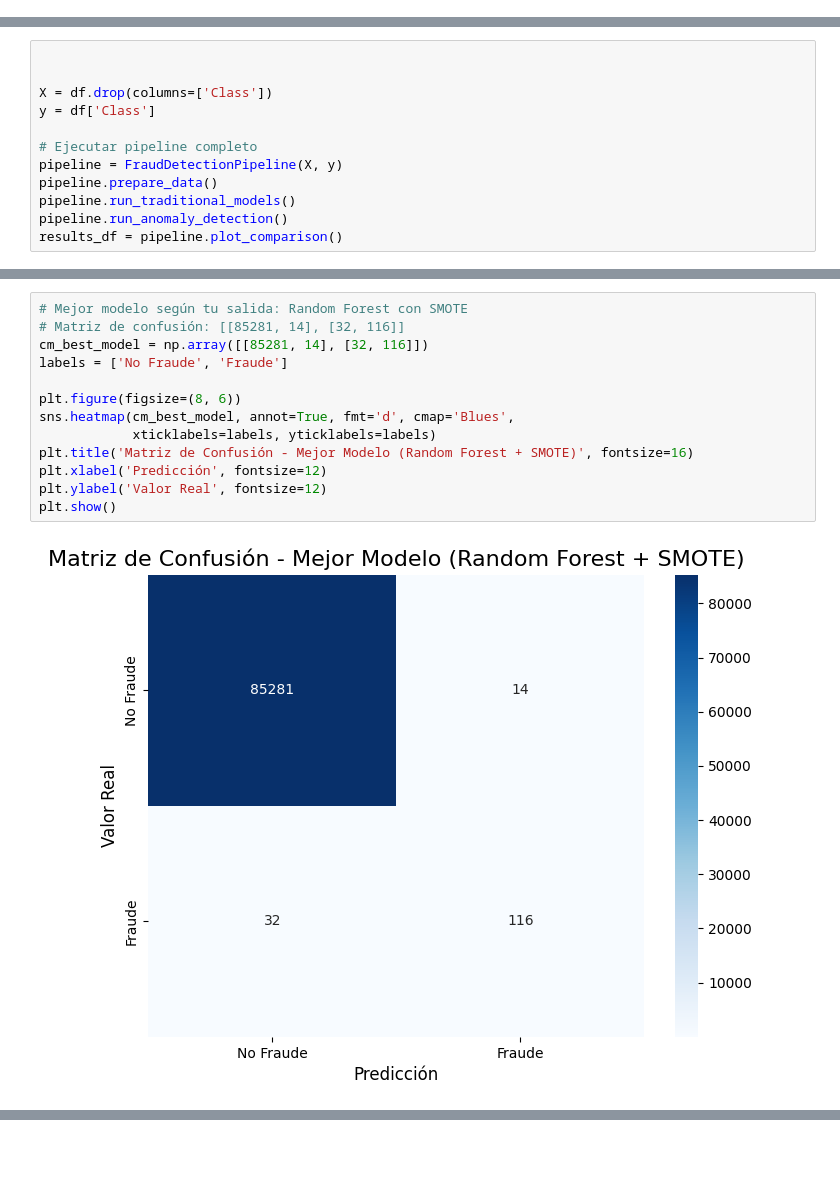
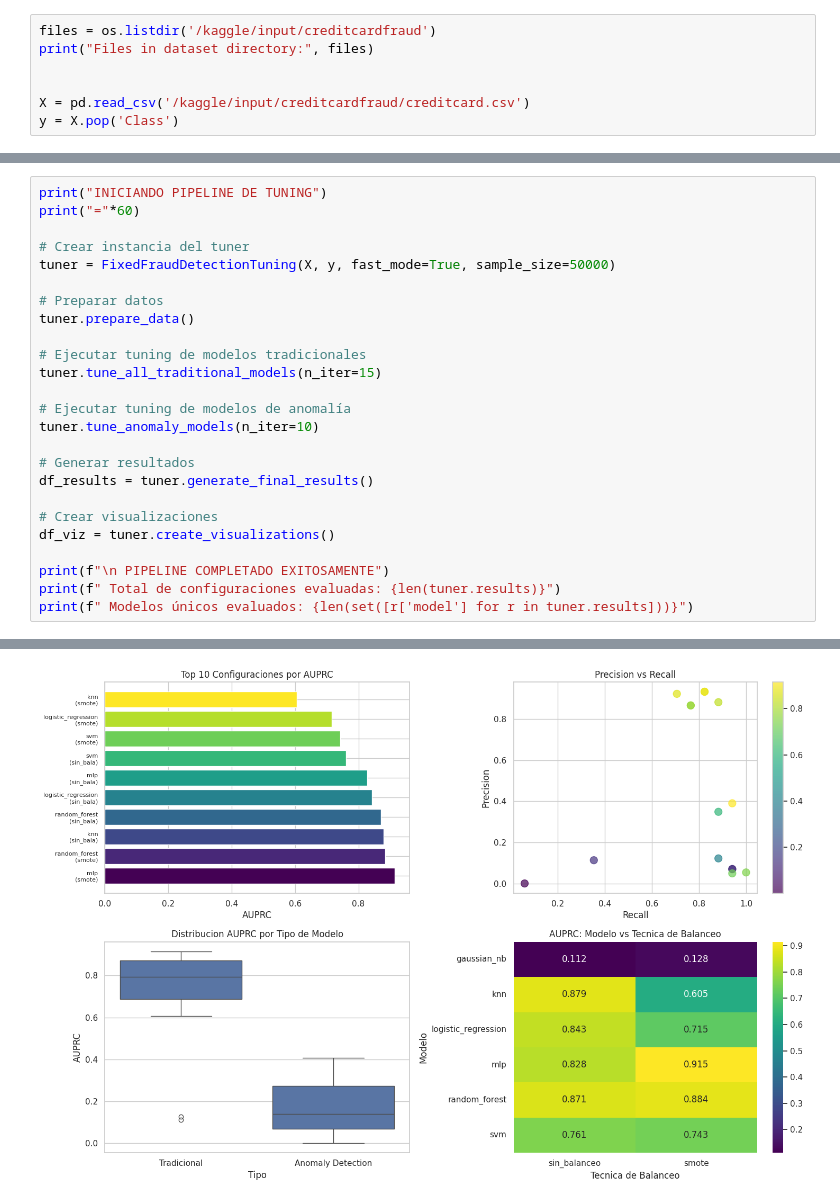
Before and after one commit to yendriferreira/Credit-Card-FraudML, a Jupyter notebook: Base_Models.ipynb, the cells around one changed output, grey strips where cells are left out. Saved outputs shown, nothing was run; the diff lists cells and outputs as text; blank space fills up the shorter version.

```diff
--- a/Base_Models.ipynb
+++ b/Base_Models.ipynb
@@ -22,0 +27,7 @@ En este colab vamos a entrenar todos los modelos base sin cambios en los hiperpa
+# %%
+files = os.listdir('/kaggle/input/creditcardfraud')
+print("Files in dataset directory:", files)
+
+
+X = pd.read_csv('/kaggle/input/creditcardfraud/creditcard.csv')
+y = X.pop('Class')
@@ -285,12 +576,0 @@ class FraudDetectionPipeline:
-# %%
-
-
-X = df.drop(columns=['Class'])
-y = df['Class']
-
-# Ejecutar pipeline completo
-pipeline = FraudDetectionPipeline(X, y)
-pipeline.prepare_data()
-pipeline.run_traditional_models()
-pipeline.run_anomaly_detection()
-results_df = pipeline.plot_comparison()
@@ -385,15 +577,26 @@ plt.show()
-# %%
-# Mejor modelo según tu salida: Random Forest con SMOTE
-# Matriz de confusión: [[85281, 14], [32, 116]]
-cm_best_model = np.array([[85281, 14], [32, 116]])
-labels = ['No Fraude', 'Fraude']
-
-plt.figure(figsize=(8, 6))
-sns.heatmap(cm_best_model, annot=True, fmt='d', cmap='Blues',
-            xticklabels=labels, yticklabels=labels)
-plt.title('Matriz de Confusión - Mejor Modelo (Random Forest + SMOTE)', fontsize=16)
-plt.xlabel('Predicción', fontsize=12)
-plt.ylabel('Valor Real', fontsize=12)
-plt.show()
-# %% [output]
-[figure, removed]
+# %%
+print("INICIANDO PIPELINE DE TUNING")
+print("="*60)
+
+# Crear instancia del tuner
+tuner = FixedFraudDetectionTuning(X, y, fast_mode=True, sample_size=50000)
+
+# Preparar datos
+tuner.prepare_data()
+
+# Ejecutar tuning de modelos tradicionales
+tuner.tune_all_traditional_models(n_iter=15)
+
+# Ejecutar tuning de modelos de anomalía
+tuner.tune_anomaly_models(n_iter=10)
+
+# Generar resultados
+df_results = tuner.generate_final_results()
+
+# Crear visualizaciones
+df_viz = tuner.create_visualizations()
+
+print(f"\n PIPELINE COMPLETADO EXITOSAMENTE")
+print(f" Total de configuraciones evaluadas: {len(tuner.results)}")
+print(f" Modelos únicos evaluados: {len(set([r['model'] for r in tuner.results]))}")
+# %% [output]
@@ -399,0 +620 @@ plt.show()
+[figure, added]
```
Also changed, not shown: parts of 13 cells of this notebook.
